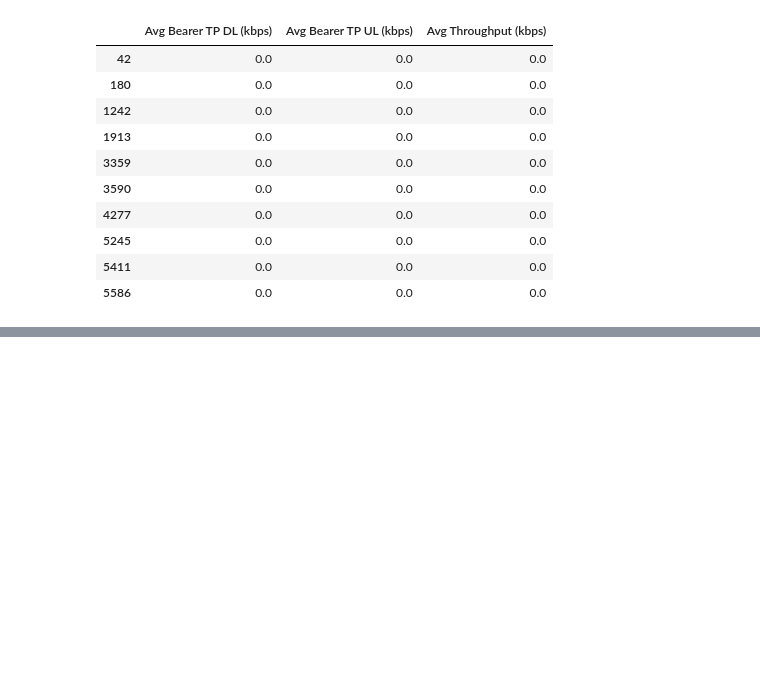
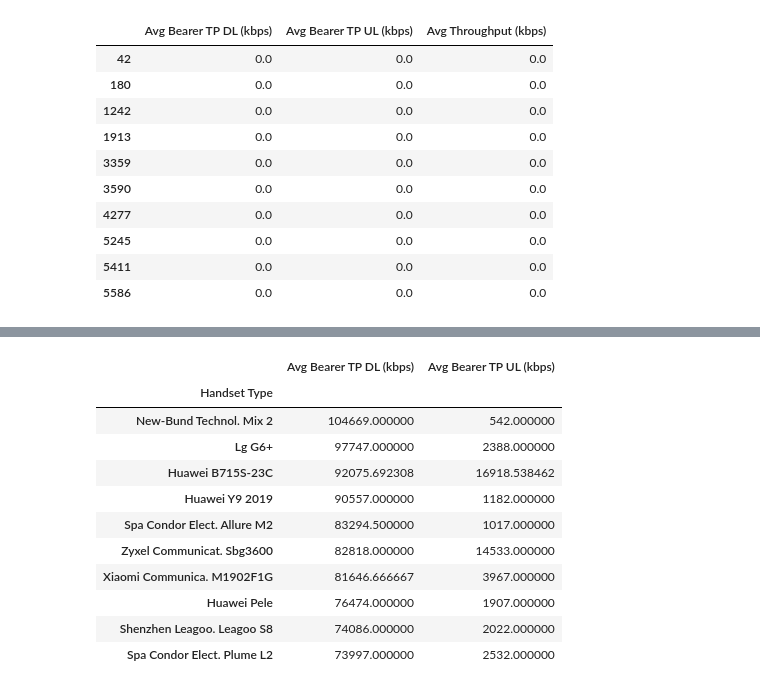
Before and after one commit to biniyam69/telecom, a Jupyter notebook: notebooks/Task4.ipynb, the cells around one changed output, grey strips where cells are left out. Saved outputs shown, nothing was run; the diff lists cells and outputs as text; code cells hidden in the pictures; blank space fills up the shorter version.

```diff
--- a/notebooks/Task4.ipynb
+++ b/notebooks/Task4.ipynb
@@ -293,0 +316,17 @@ bottom_10_throughput
+# %%
+#Top 10 handsets with the most throughput
+
+avg_tp_per_handset.nlargest(10, 'Avg Bearer TP DL (kbps)')
+# %% [output]
+|  | Avg Bearer TP DL (kbps) | Avg Bearer TP UL (kbps) |
+| Handset Type |  |  |
+| New-Bund Technol. Mix 2 | 104669.000000 | 542.000000 |
+| Lg G6+ | 97747.000000 | 2388.000000 |
+| Huawei B715S-23C | 92075.692308 | 16918.538462 |
+| Huawei Y9 2019 | 90557.000000 | 1182.000000 |
+| Spa Condor Elect. Allure M2 | 83294.500000 | 1017.000000 |
+| Zyxel Communicat. Sbg3600 | 82818.000000 | 14533.000000 |
+| Xiaomi Communica. M1902F1G | 81646.666667 | 3967.000000 |
+| Huawei Pele | 76474.000000 | 1907.000000 |
+| Shenzhen Leagoo. Leagoo S8 | 74086.000000 | 2022.000000 |
+| Spa Condor Elect. Plume L2 | 73997.000000 | 2532.000000 |
```
Also changed, not shown: parts of 5 cells of this notebook.
